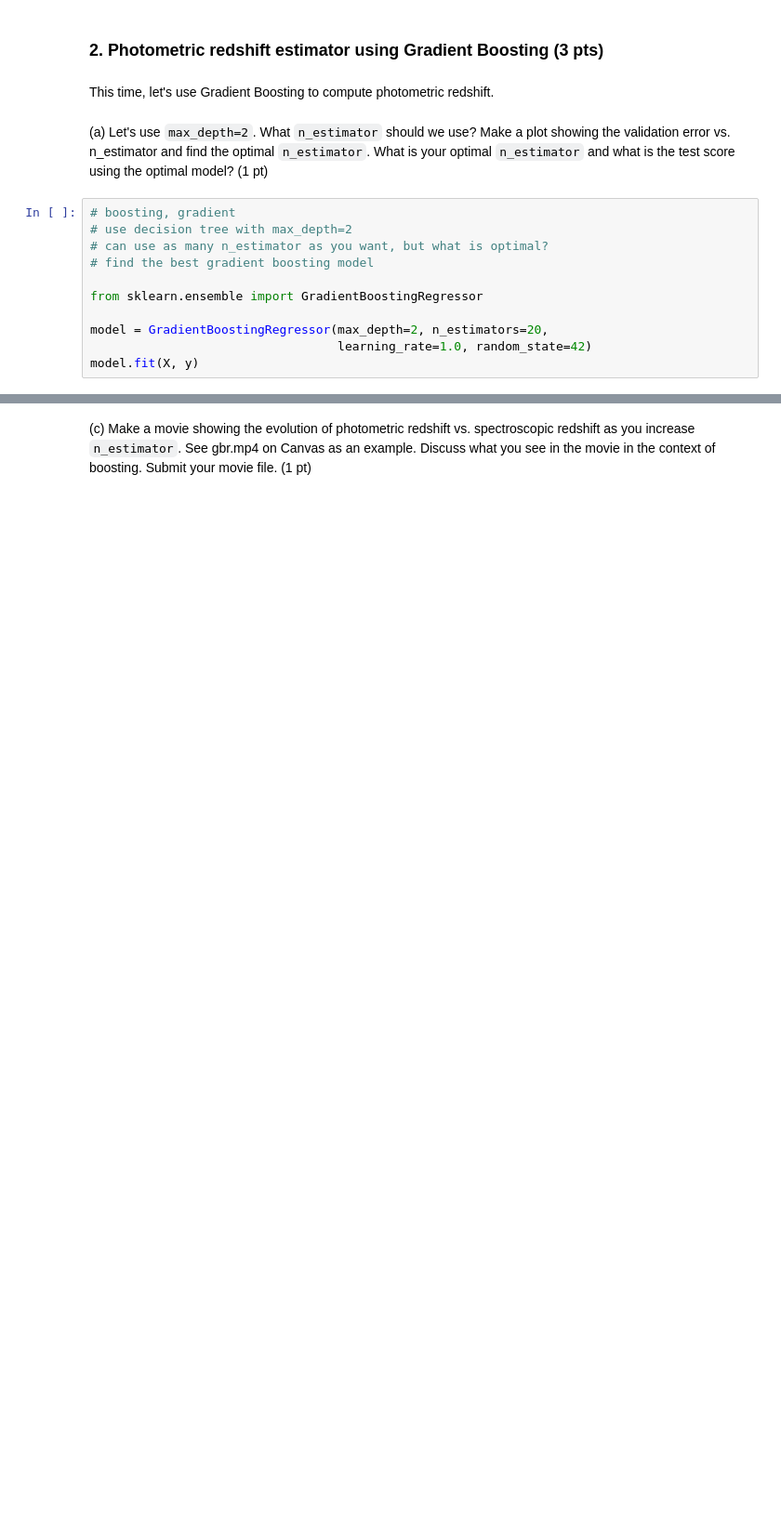
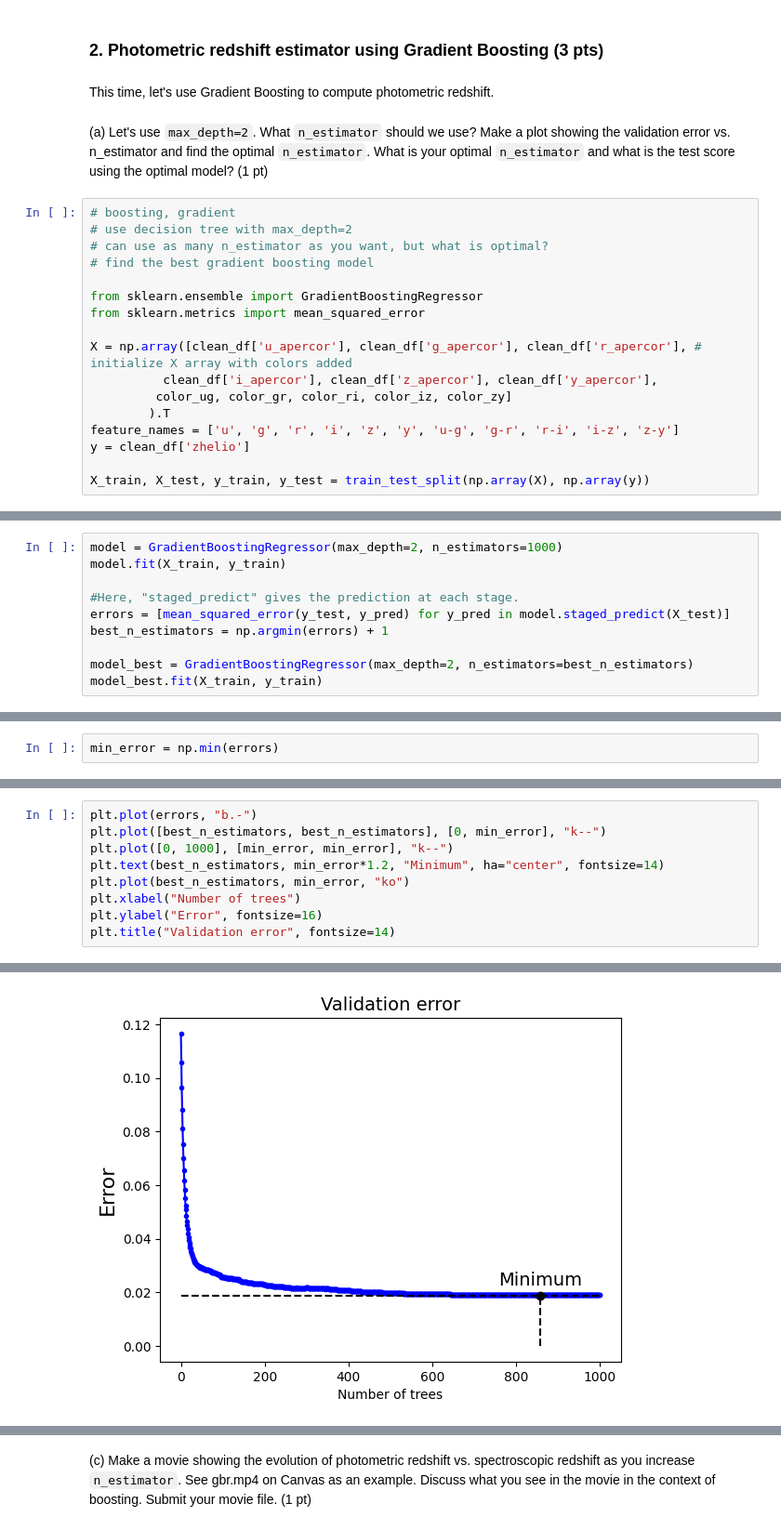
Before and after one commit to SpacialTree/machinelearning-homework, a Jupyter notebook: Homework/HW3/AST7939_homework3.ipynb, the cells around one changed output, grey strips where cells are left out. Shown: that part at 93% size. Drawn from its saved outputs; the diff is of its cells as text; blank space fills up the shorter version.

```diff
--- a/Homework/HW3/AST7939_homework3.ipynb
+++ b/Homework/HW3/AST7939_homework3.ipynb
@@ -295,7 +327,13 @@ This time, let's use Gradient Boosting to compute photometric redshift.
 # find the best gradient boosting model
 
 from sklearn.ensemble import GradientBoostingRegressor
+from sklearn.metrics import mean_squared_error
 
-model = GradientBoostingRegressor(max_depth=2, n_estimators=20,
-                                  learning_rate=1.0, random_state=42)
-model.fit(X, y)
+X = np.array([clean_df['u_apercor'], clean_df['g_apercor'], clean_df['r_apercor'], # initialize X array with colors added
+          clean_df['i_apercor'], clean_df['z_apercor'], clean_df['y_apercor'],
+         color_ug, color_gr, color_ri, color_iz, color_zy]
+        ).T
+feature_names = ['u', 'g', 'r', 'i', 'z', 'y', 'u-g', 'g-r', 'r-i', 'i-z', 'z-y']
+y = clean_df['zhelio']
+
+X_train, X_test, y_train, y_test = train_test_split(np.array(X), np.array(y))
@@ -304,0 +340,10 @@ GradientBoostingRegressor(learning_rate=1.0, max_depth=2, n_estimators=20,
+# %%
+model = GradientBoostingRegressor(max_depth=2, n_estimators=1000)
+model.fit(X_train, y_train)
+
+#Here, "staged_predict" gives the prediction at each stage.
+errors = [mean_squared_error(y_test, y_pred) for y_pred in model.staged_predict(X_test)]
+best_n_estimators = np.argmin(errors) + 1
+
+model_best = GradientBoostingRegressor(max_depth=2, n_estimators=best_n_estimators)
+model_best.fit(X_train, y_train)
@@ -304,0 +352,2 @@ GradientBoostingRegressor(learning_rate=1.0, max_depth=2, n_estimators=20,
+# %%
+min_error = np.min(errors)
@@ -304,0 +358,10 @@ GradientBoostingRegressor(learning_rate=1.0, max_depth=2, n_estimators=20,
+# %%
+plt.plot(errors, "b.-")
+plt.plot([best_n_estimators, best_n_estimators], [0, min_error], "k--")
+plt.plot([0, 1000], [min_error, min_error], "k--")
+plt.text(best_n_estimators, min_error*1.2, "Minimum", ha="center", fontsize=14)
+plt.plot(best_n_estimators, min_error, "ko")
+plt.xlabel("Number of trees")
+plt.ylabel("Error", fontsize=16)
+plt.title("Validation error", fontsize=14)
+# %% [output]
@@ -305 +369,2 @@ GradientBoostingRegressor(learning_rate=1.0, max_depth=2, n_estimators=20,
+[figure, added]
 # %% [markdown]
```
Also changed, not shown: parts of 28 cells of this notebook, 1 other file.
